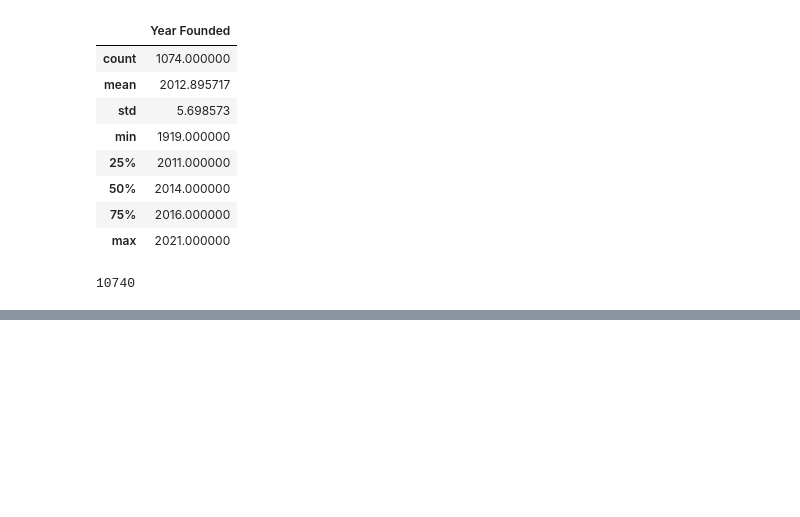
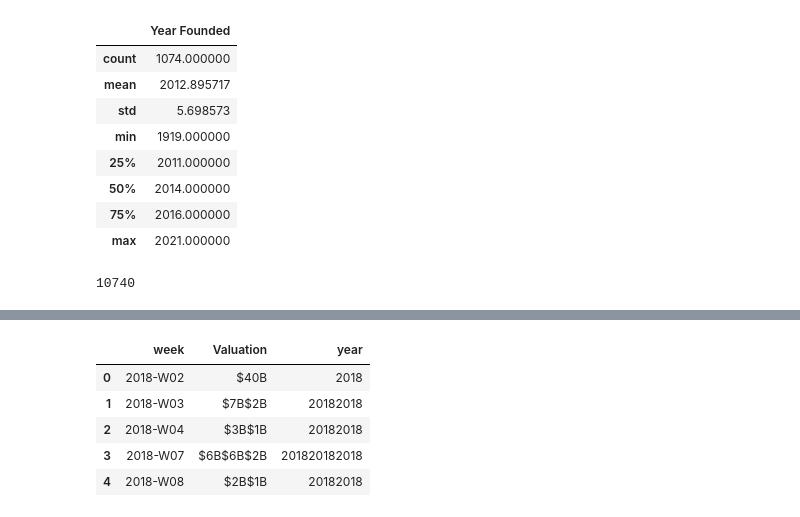
Before and after one commit to mfarucci/AdvancedDataAnalytics, a Jupyter notebook: EDA1.ipynb, the cells around one changed output, grey strips where cells are left out. Drawn from its saved outputs; the diff is of its cells as text; code cells hidden in the pictures; blank space fills up the shorter version.

```diff
--- a/EDA1.ipynb
+++ b/EDA1.ipynb
@@ -131,3 +131,8 @@ df.head()
 | 2 | SHEIN | $100B | 2018-07-03 | E-commerce & direct-to-consumer | Shenzhen | China | Asia | 2008 | $2B | ... |
 | 3 | Stripe | $95B | 2014-01-23 | Fintech | San Francisco | United States | North America | 2010 | $2B | ... |
 | 4 | Klarna | $46B | 2011-12-12 | Fintech | Stockholm | Sweden | Europe | 2005 | $4B | ... |
+# %%
+df_sub = df[['Valuation','week', 'year']]
+df_sub.head()
+df_sub.info()
+df_sub.shape
@@ -133,0 +151,12 @@ df.head()
+# %%
+
+
+df_by_week_2018 = df_sub[df_sub['year'] == '2018'].groupby(['week']).sum().reset_index()
+df_by_week_2018.head()
+# %% [output]
+|  | week | Valuation | year |
+| 0 | 2018-W02 | $40B | 2018 |
+| 1 | 2018-W03 | $7B$2B | 20182018 |
+| 2 | 2018-W04 | $3B$1B | 20182018 |
+| 3 | 2018-W07 | $6B$6B$2B | 201820182018 |
+| 4 | 2018-W08 | $2B$1B | 20182018 |
```
Also changed, not shown: parts of 1 cell of this notebook.
